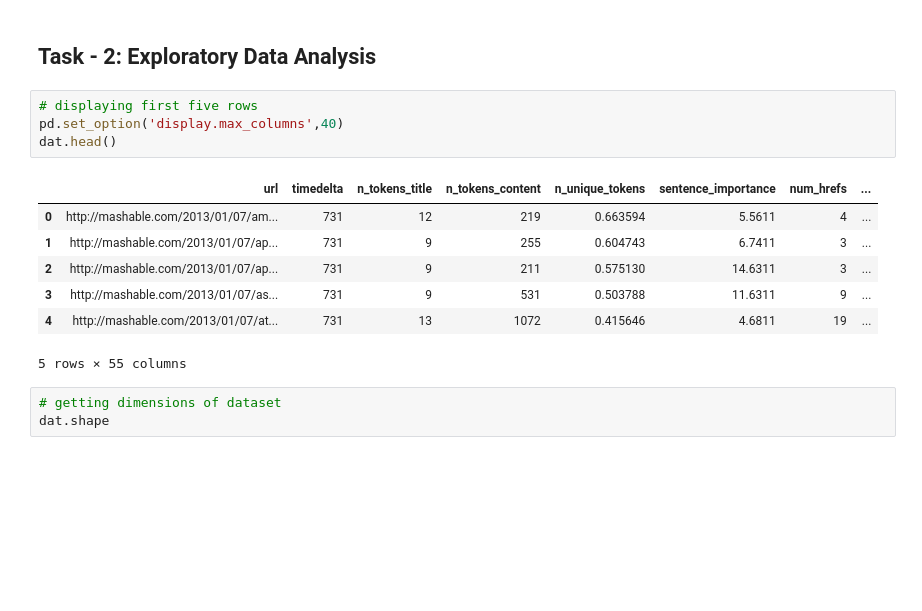
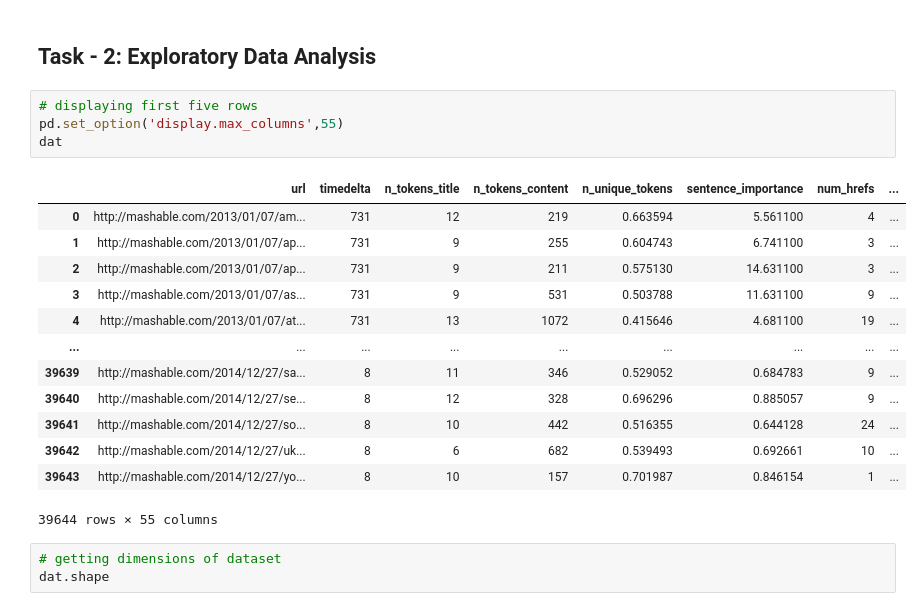
Before and after one commit to sam12321/Online-Article-Analysis, a Jupyter notebook: Edugrad Live Project.ipynb, the cells around one changed output. Saved outputs shown, nothing was run; the diff lists cells and outputs as text; blank space fills up the shorter version.

```diff
--- a/Edugrad Live Project.ipynb
+++ b/Edugrad Live Project.ipynb
@@ -15,16 +15,22 @@ dat = pd.read_csv(r'C:\Users\bhavy\OneDrive\Documents\Edugrad Live Project\Onlin
 ## Task - 2: Exploratory Data Analysis
 # %%
 # displaying first five rows
-pd.set_option('display.max_columns',40)
-dat.head()
+pd.set_option('display.max_columns',55)
+dat
 # %% [output]
 |  | url | timedelta | n_tokens_title | n_tokens_content | n_unique_tokens | sentence_importance | num_hrefs | ... |
-| 0 | http://mashable.com/2013/01/07/am... | 731 | 12 | 219 | 0.663594 | 5.5611 | 4 | ... |
-| 1 | http://mashable.com/2013/01/07/ap... | 731 | 9 | 255 | 0.604743 | 6.7411 | 3 | ... |
-| 2 | http://mashable.com/2013/01/07/ap... | 731 | 9 | 211 | 0.575130 | 14.6311 | 3 | ... |
-| 3 | http://mashable.com/2013/01/07/as... | 731 | 9 | 531 | 0.503788 | 11.6311 | 9 | ... |
-| 4 | http://mashable.com/2013/01/07/at... | 731 | 13 | 1072 | 0.415646 | 4.6811 | 19 | ... |
+| 0 | http://mashable.com/2013/01/07/am... | 731 | 12 | 219 | 0.663594 | 5.561100 | 4 | ... |
+| 1 | http://mashable.com/2013/01/07/ap... | 731 | 9 | 255 | 0.604743 | 6.741100 | 3 | ... |
+| 2 | http://mashable.com/2013/01/07/ap... | 731 | 9 | 211 | 0.575130 | 14.631100 | 3 | ... |
+| 3 | http://mashable.com/2013/01/07/as... | 731 | 9 | 531 | 0.503788 | 11.631100 | 9 | ... |
+| 4 | http://mashable.com/2013/01/07/at... | 731 | 13 | 1072 | 0.415646 | 4.681100 | 19 | ... |
+| ... | ... | ... | ... | ... | ... | ... | ... | ... |
+| 39639 | http://mashable.com/2014/12/27/sa... | 8 | 11 | 346 | 0.529052 | 0.684783 | 9 | ... |
+| 39640 | http://mashable.com/2014/12/27/se... | 8 | 12 | 328 | 0.696296 | 0.885057 | 9 | ... |
+| 39641 | http://mashable.com/2014/12/27/so... | 8 | 10 | 442 | 0.516355 | 0.644128 | 24 | ... |
+| 39642 | http://mashable.com/2014/12/27/uk... | 8 | 6 | 682 | 0.539493 | 0.692661 | 10 | ... |
+| 39643 | http://mashable.com/2014/12/27/yo... | 8 | 10 | 157 | 0.701987 | 0.846154 | 1 | ... |
-5 rows × 55 columns
+39644 rows × 55 columns
 # %%
 # getting dimensions of dataset
 dat.shape
```
Also changed, not shown: parts of 8 cells of this notebook.
